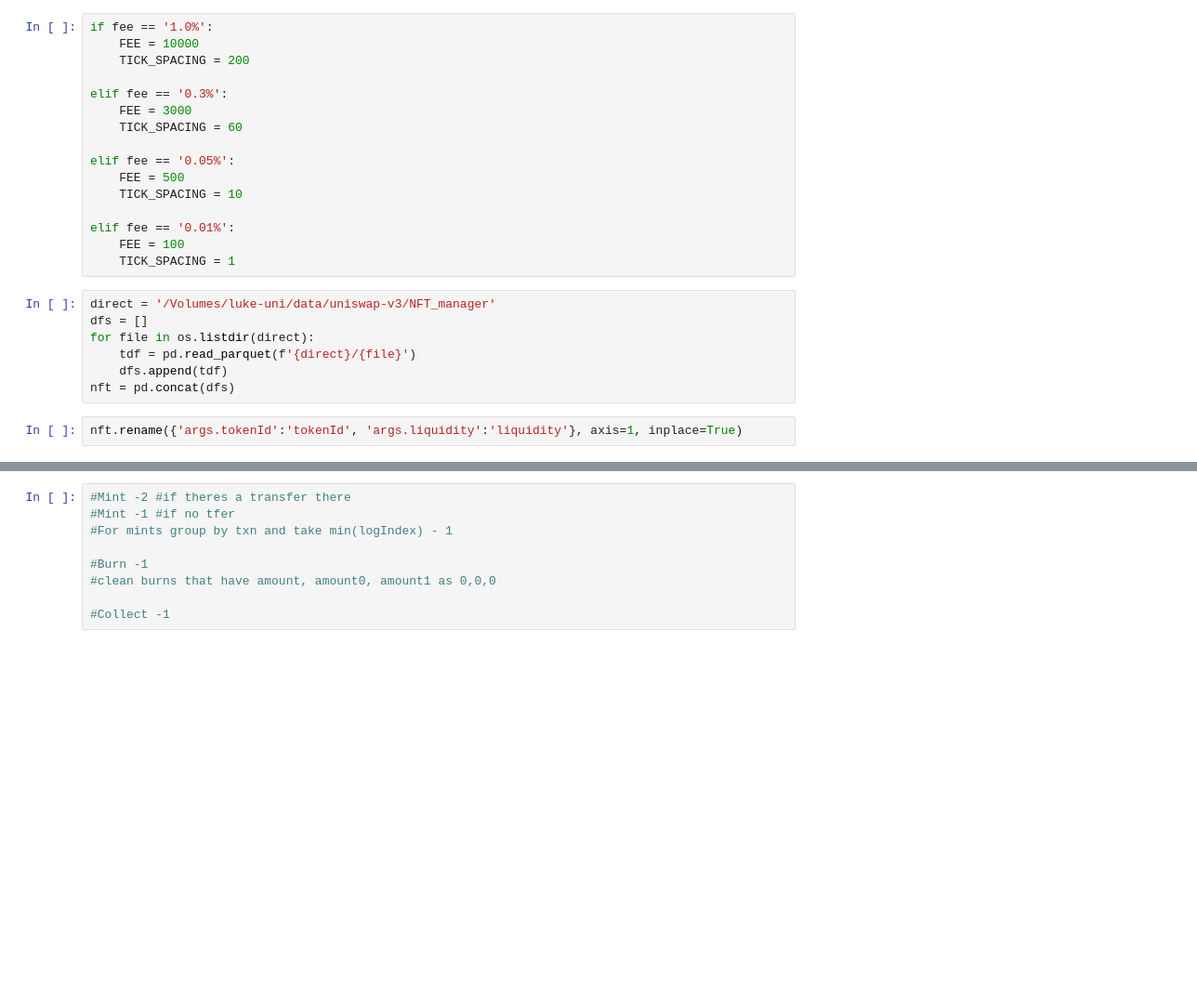
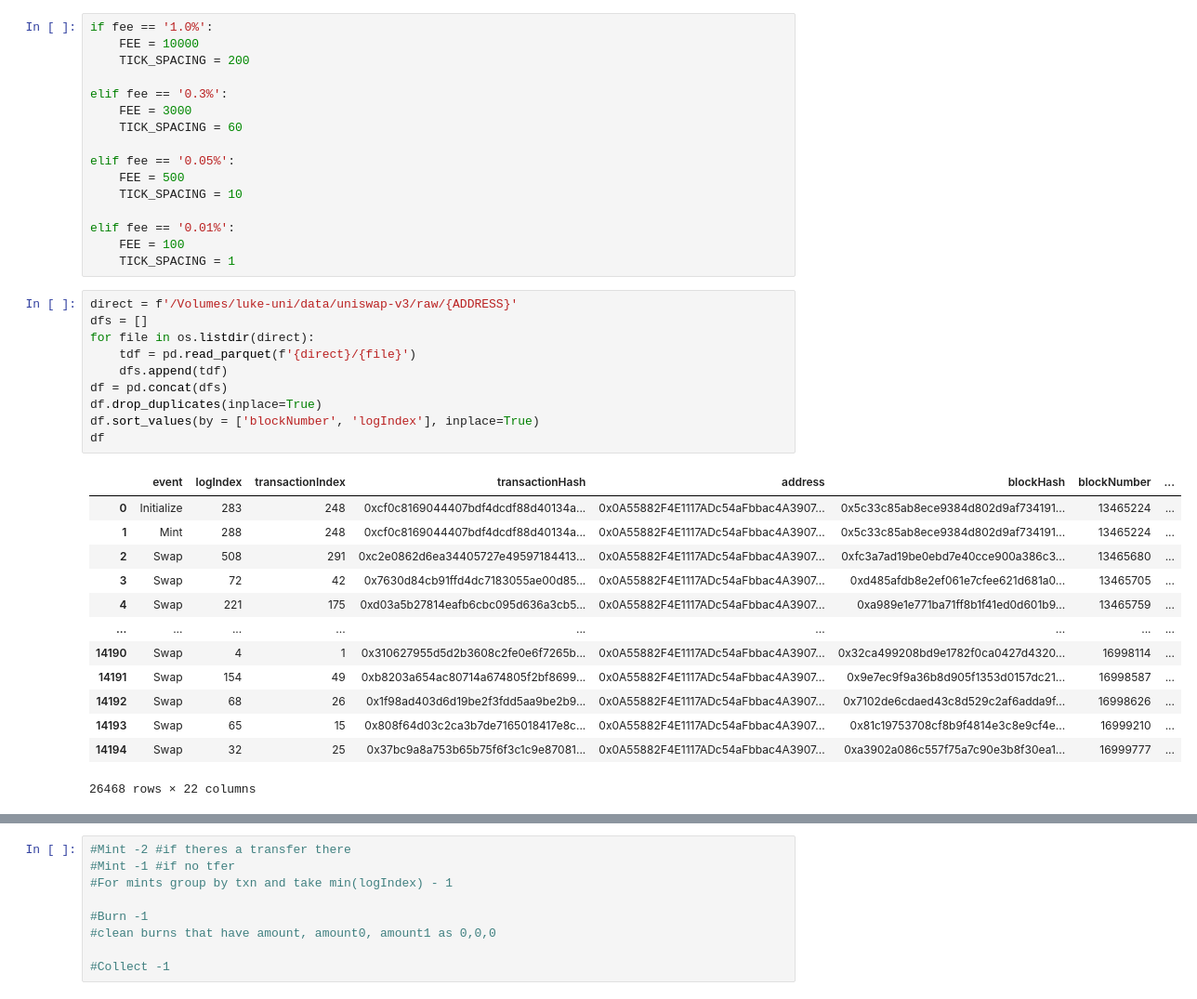
Before and after one commit to Luke-J-Johnson/amm-liquidity, a Jupyter notebook: pools/cl_cpmm/cl_cpmm_usage.ipynb, the cells around one changed output, grey strips where cells are left out. Shown: that part at 93% size. Drawn from its saved outputs; the diff is of its cells as text; blank space fills up the shorter version.

```diff
--- a/pools/cl_cpmm/cl_cpmm_usage.ipynb
+++ b/pools/cl_cpmm/cl_cpmm_usage.ipynb
@@ -32,11 +74,26 @@ elif fee == '0.01%':
     FEE = 100
     TICK_SPACING = 1
 # %%
-direct = '/Volumes/luke-uni/data/uniswap-v3/NFT_manager'
+direct = f'/Volumes/luke-uni/data/uniswap-v3/raw/{ADDRESS}'
 dfs = []
 for file in os.listdir(direct):
     tdf = pd.read_parquet(f'{direct}/{file}')
     dfs.append(tdf)
-nft = pd.concat(dfs)
+df = pd.concat(dfs)
+df.drop_duplicates(inplace=True)
+df.sort_values(by = ['blockNumber', 'logIndex'], inplace=True)
+df
+# %% [output]
+|  | event | logIndex | transactionIndex | transactionHash | address | blockHash | blockNumber | ... |
+| 0 | Initialize | 283 | 248 | 0xcf0c8169044407bdf4dcdf88d40134a... | 0x0A55882F4E1117ADc54aFbbac4A3907... | 0x5c33c85ab8ece9384d802d9af734191... | 13465224 | ... |
+| 1 | Mint | 288 | 248 | 0xcf0c8169044407bdf4dcdf88d40134a... | 0x0A55882F4E1117ADc54aFbbac4A3907... | 0x5c33c85ab8ece9384d802d9af734191... | 13465224 | ... |
+| 2 | Swap | 508 | 291 | 0xc2e0862d6ea34405727e49597184413... | 0x0A55882F4E1117ADc54aFbbac4A3907... | 0xfc3a7ad19be0ebd7e40cce900a386c3... | 13465680 | ... |
+| 3 | Swap | 72 | 42 | 0x7630d84cb91ffd4dc7183055ae00d85... | 0x0A55882F4E1117ADc54aFbbac4A3907... | 0xd485afdb8e2ef061e7cfee621d681a0... | 13465705 | ... |
+| 4 | Swap | 221 | 175 | 0xd03a5b27814eafb6cbc095d636a3cb5... | 0x0A55882F4E1117ADc54aFbbac4A3907... | 0xa989e1e771ba71ff8b1f41ed0d601b9... | 13465759 | ... |
+| ... | ... | ... | ... | ... | ... | ... | ... | ... |
+| 14190 | Swap | 4 | 1 | 0x310627955d5d2b3608c2fe0e6f7265b... | 0x0A55882F4E1117ADc54aFbbac4A3907... | 0x32ca499208bd9e1782f0ca0427d4320... | 16998114 | ... |
+| 14191 | Swap | 154 | 49 | 0xb8203a654ac80714a674805f2bf8699... | 0x0A55882F4E1117ADc54aFbbac4A3907... | 0x9e7ec9f9a36b8d905f1353d0157dc21... | 16998587 | ... |
+| 14192 | Swap | 68 | 26 | 0x1f98ad403d6d19be2f3fdd5aa9be2b9... | 0x0A55882F4E1117ADc54aFbbac4A3907... | 0x7102de6cdaed43c8d529c2af6adda9f... | 16998626 | ... |
+| 14193 | Swap | 65 | 15 | 0x808f64d03c2ca3b7de7165018417e8c... | 0x0A55882F4E1117ADc54aFbbac4A3907... | 0x81c19753708cf8b9f4814e3c8e9cf4e... | 16999210 | ... |
+| 14194 | Swap | 32 | 25 | 0x37bc9a8a753b65b75f6f3c1c9e87081... | 0x0A55882F4E1117ADc54aFbbac4A3907... | 0xa3902a086c557f75a7c90e3b8f30ea1... | 16999777 | ... |
+26468 rows × 22 columns
-# %%
-nft.rename({'args.tokenId':'tokenId', 'args.liquidity':'liquidity'}, axis=1, inplace=True)
```
Also changed, not shown: parts of 53 cells of this notebook, 1 other file.
